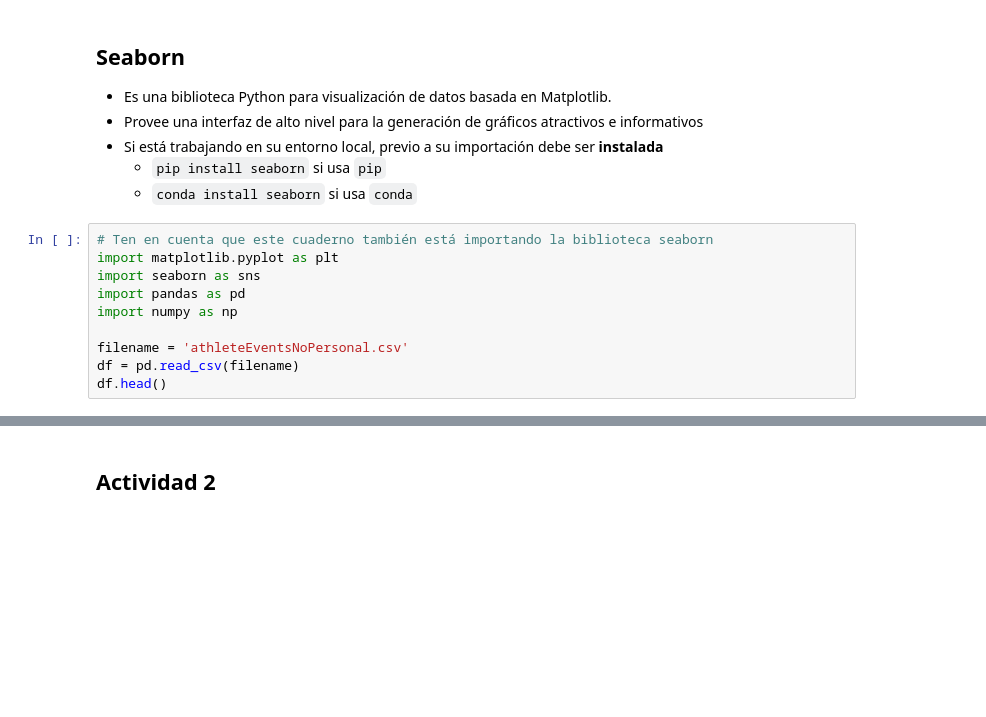
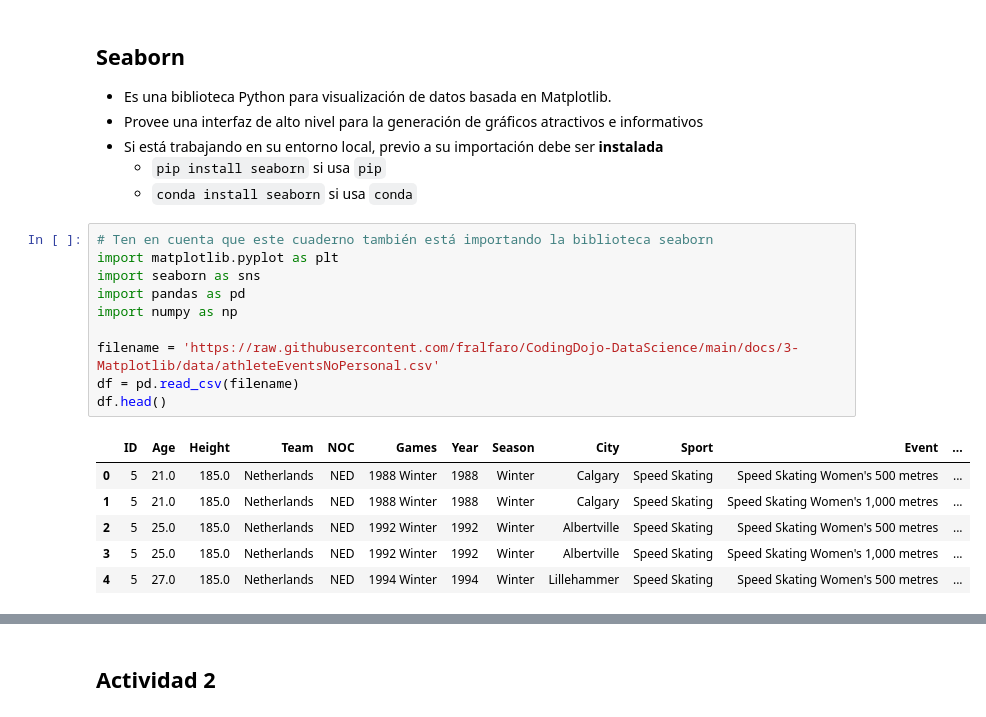
Before and after one commit to fralfaro/CodingDojo-Data-Course, a Jupyter notebook: docs/3-Matplotlib/3-Matplotlib.ipynb, the cells around one changed output, grey strips where cells are left out. Saved outputs shown, nothing was run; the diff lists cells and outputs as text; blank space fills up the shorter version.

Commit message:
update data 1.1

```diff
--- a/docs/3-Matplotlib/3-Matplotlib.ipynb
+++ b/docs/3-Matplotlib/3-Matplotlib.ipynb
@@ -332,13 +350,20 @@ plt.show()
 # %%
 # Ten en cuenta que este cuaderno también está importando la biblioteca seaborn
 import matplotlib.pyplot as plt
 import seaborn as sns
 import pandas as pd
 import numpy as np
 
-filename = 'athleteEventsNoPersonal.csv'
+filename = 'https://raw.githubusercontent.com/fralfaro/CodingDojo-DataScience/main/docs/3-Matplotlib/data/athleteEventsNoPersonal.csv'
 df = pd.read_csv(filename)
 df.head()
+# %% [output]
+|  | ID | Age | Height | Team | NOC | Games | Year | Season | City | Sport | Event | ... |
+| 0 | 5 | 21.0 | 185.0 | Netherlands | NED | 1988 Winter | 1988 | Winter | Calgary | Speed Skating | Speed Skating Women's 500 metres | ... |
+| 1 | 5 | 21.0 | 185.0 | Netherlands | NED | 1988 Winter | 1988 | Winter | Calgary | Speed Skating | Speed Skating Women's 1,000 metres | ... |
+| 2 | 5 | 25.0 | 185.0 | Netherlands | NED | 1992 Winter | 1992 | Winter | Albertville | Speed Skating | Speed Skating Women's 500 metres | ... |
+| 3 | 5 | 25.0 | 185.0 | Netherlands | NED | 1992 Winter | 1992 | Winter | Albertville | Speed Skating | Speed Skating Women's 1,000 metres | ... |
+| 4 | 5 | 27.0 | 185.0 | Netherlands | NED | 1994 Winter | 1994 | Winter | Lillehammer | Speed Skating | Speed Skating Women's 500 metres | ... |
 # %%
 yearFilter = df['Year'] == 2016
 top20Height = df.loc[yearFilter, :].groupby(['NOC'])['Height'].mean().sort_values(ascending = False).head(20)
```
Also changed, not shown: parts of 14 cells of this notebook, 1 other file.
